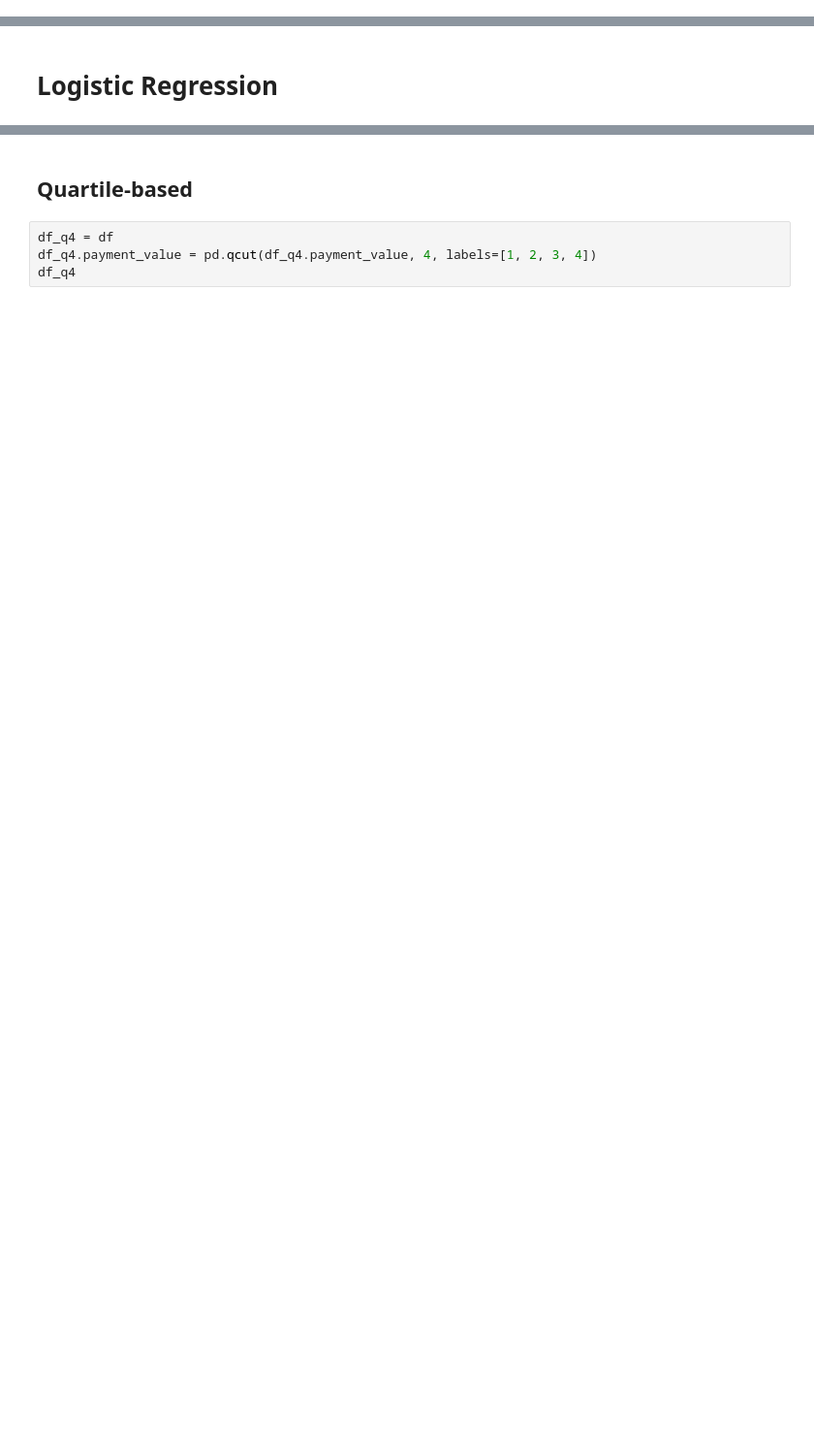
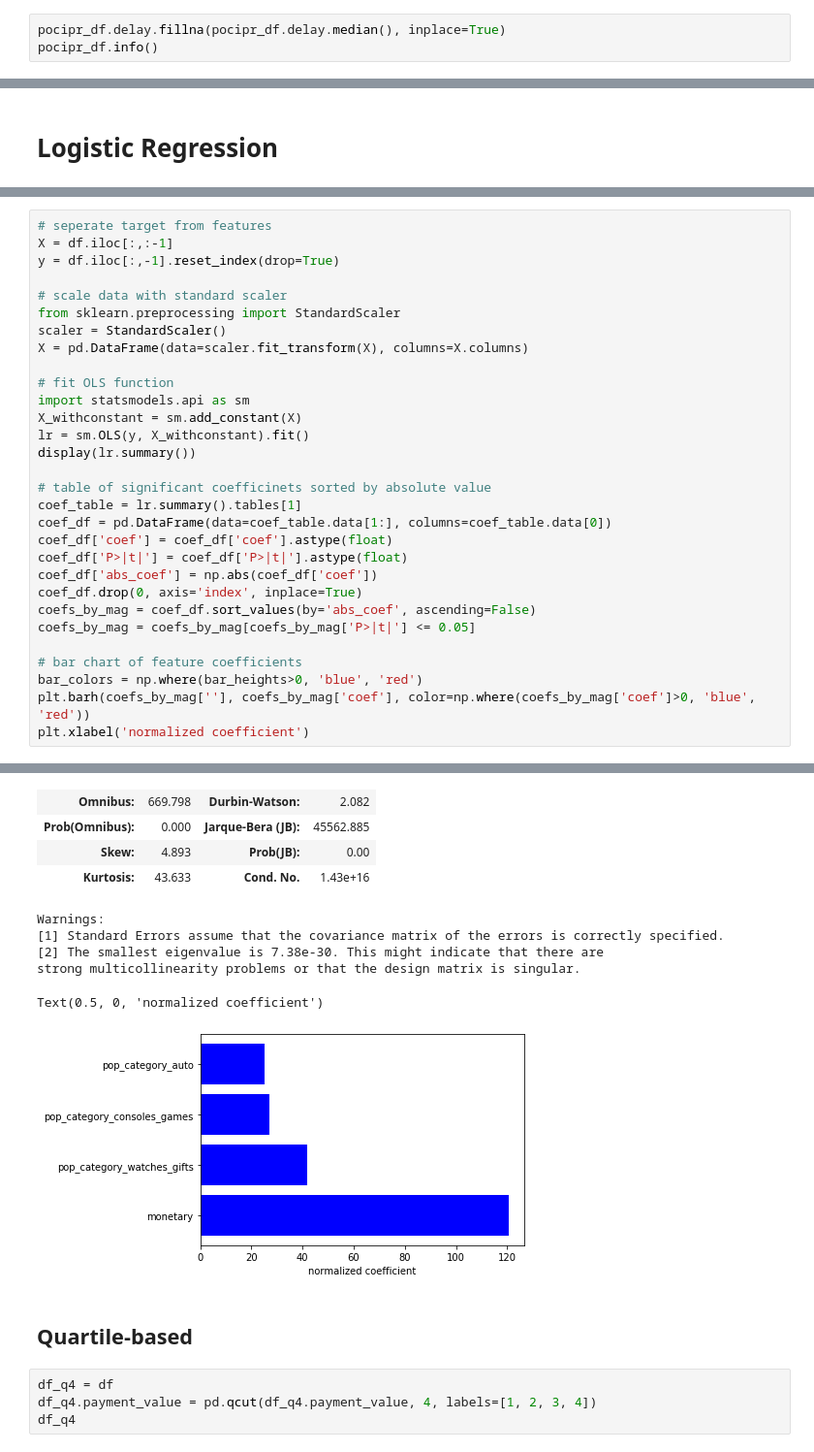
Before and after one commit to alireza-alizadegan/e-commerce-Sales, a Jupyter notebook: Brazil/Value Prediction.ipynb, the cells around one changed output, grey strips where cells are left out. Shown: that part at 97% size. Saved outputs shown, nothing was run; the diff lists cells and outputs as text; blank space fills up the shorter version.

Commit message:
Organized Value Prediction

```diff
--- a/Brazil/Value Prediction.ipynb
+++ b/Brazil/Value Prediction.ipynb
@@ -596,0 +609,3 @@ pocipr_df.head()
+# %%
+pocipr_df.delay.fillna(pocipr_df.delay.median(), inplace=True)
+pocipr_df.info()
@@ -723,0 +832,31 @@ print('Test Accuracy: ', lr.score(X_test, y_test))
+# %%
+# seperate target from features
+X = df.iloc[:,:-1]
+y = df.iloc[:,-1].reset_index(drop=True)
+
+# scale data with standard scaler
+from sklearn.preprocessing import StandardScaler
+scaler = StandardScaler()
+X = pd.DataFrame(data=scaler.fit_transform(X), columns=X.columns)
+
+# fit OLS function
+import statsmodels.api as sm
+X_withconstant = sm.add_constant(X)
+lr = sm.OLS(y, X_withconstant).fit()
+display(lr.summary())
+
+# table of significant coefficinets sorted by absolute value
+coef_table = lr.summary().tables[1]
+coef_df = pd.DataFrame(data=coef_table.data[1:], columns=coef_table.data[0])
+coef_df['coef'] = coef_df['coef'].astype(float)
+coef_df['P>|t|'] = coef_df['P>|t|'].astype(float)
+coef_df['abs_coef'] = np.abs(coef_df['coef'])
+coef_df.drop(0, axis='index', inplace=True)
+coefs_by_mag = coef_df.sort_values(by='abs_coef', ascending=False)
+coefs_by_mag = coefs_by_mag[coefs_by_mag['P>|t|'] <= 0.05]
+
+# bar chart of feature coefficients
+bar_colors = np.where(bar_heights>0, 'blue', 'red')
+plt.barh(coefs_by_mag[''], coefs_by_mag['coef'], color=np.where(coefs_by_mag['coef']>0, 'blue', 'red'))
+plt.xlabel('normalized coefficient')
+# %% [output]
@@ -724,3 +889,13 @@ print('Test Accuracy: ', lr.score(X_test, y_test))
+| Omnibus: | 669.798 | Durbin-Watson: | 2.082 |
+| Prob(Omnibus): | 0.000 | Jarque-Bera (JB): | 45562.885 |
+| Skew: | 4.893 | Prob(JB): | 0.00 |
+| Kurtosis: | 43.633 | Cond. No. | 1.43e+16 |
+Warnings:
+[1] Standard Errors assume that the covariance matrix of the errors is correctly specified.
+[2] The smallest eigenvalue is 7.38e-30. This might indicate that there are
+strong multicollinearity problems or that the design matrix is singular.
+Text(0.5, 0, 'normalized coefficient')
+[figure, added]
 # %% [markdown]
 ## Quartile-based
 # %%
```
Also changed, not shown: parts of 79 cells of this notebook, 1 other file.
